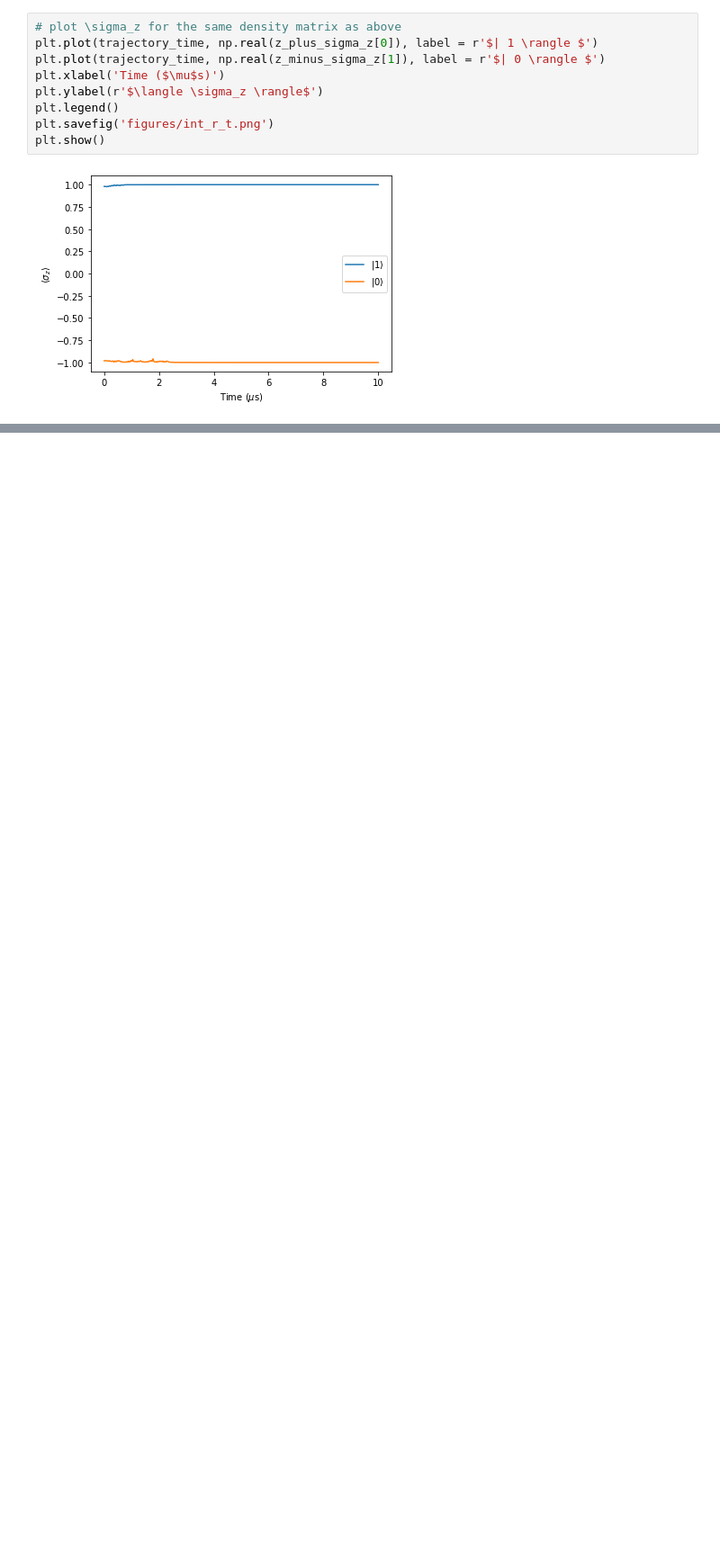
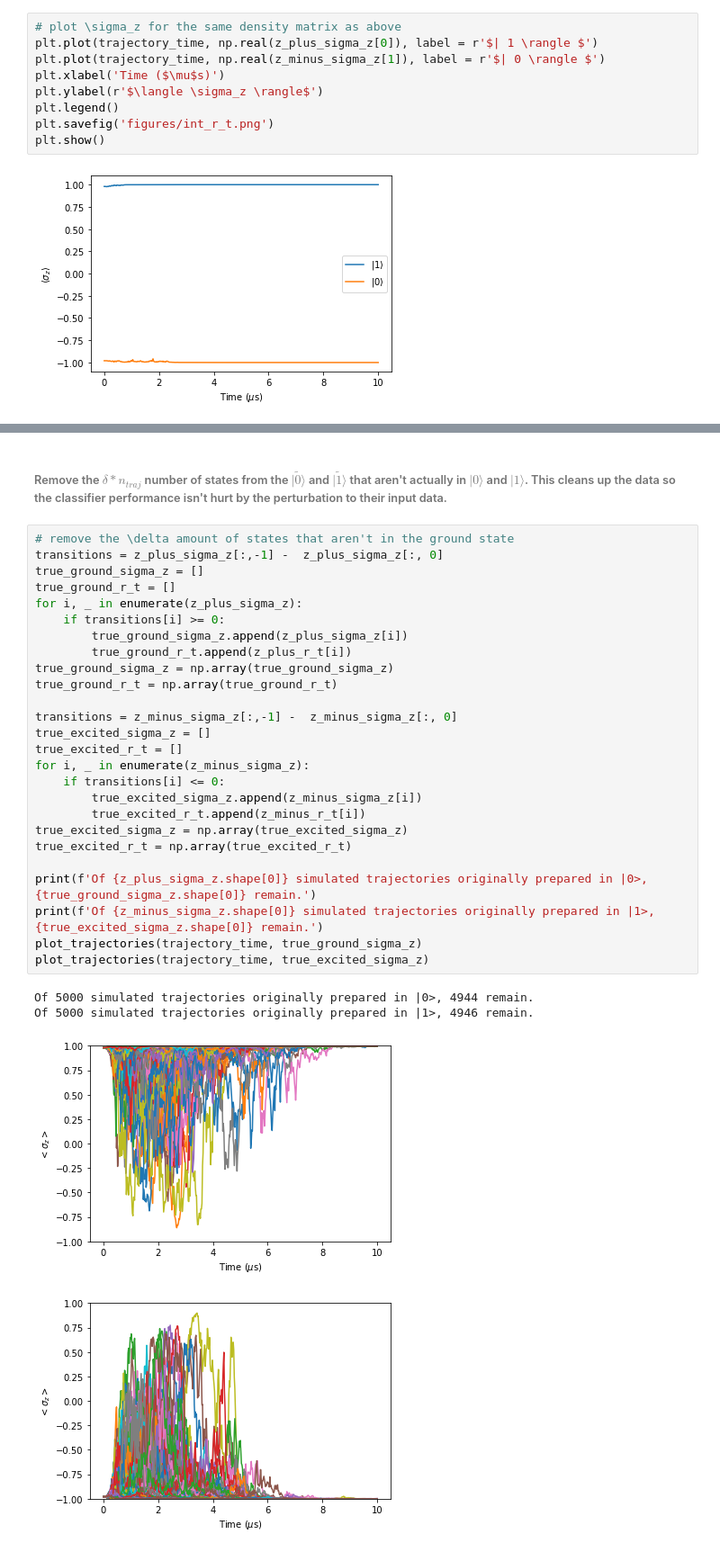
Before and after one commit to fischermoseley/readout_classifier, a Jupyter notebook: simulation.ipynb, the cells around one changed output, grey strips where cells are left out. Shown at 90% size. Saved outputs shown, nothing was run; the diff lists cells and outputs as text; blank space fills up the shorter version.

```diff
--- a/simulation.ipynb
+++ b/simulation.ipynb
@@ -164,0 +178,33 @@ plot_trajectories(trajectory_time, z_minus_sigma_z)
+# %% [markdown]
+###### Remove the $\delta * n_{traj}$ number of states from the $ \tilde{|0 \rangle }$ and $ \tilde{| 1 \rangle}$ that aren't actually in $|0 \rangle$ and $| 1 \rangle$. This cleans up the data so the classifier performance isn't hurt by the perturbation to their input data.
+# %%
+# remove the \delta amount of states that aren't in the ground state
+transitions = z_plus_sigma_z[:,-1] -  z_plus_sigma_z[:, 0]
+true_ground_sigma_z = []
+true_ground_r_t = []
+for i, _ in enumerate(z_plus_sigma_z):
+    if transitions[i] >= 0:
+        true_ground_sigma_z.append(z_plus_sigma_z[i])
+        true_ground_r_t.append(z_plus_r_t[i])
+true_ground_sigma_z = np.array(true_ground_sigma_z)
+true_ground_r_t = np.array(true_ground_r_t)
+
+transitions = z_minus_sigma_z[:,-1] -  z_minus_sigma_z[:, 0]
+true_excited_sigma_z = []
+true_excited_r_t = []
+for i, _ in enumerate(z_minus_sigma_z):
+    if transitions[i] <= 0:
+        true_excited_sigma_z.append(z_minus_sigma_z[i])
+        true_excited_r_t.append(z_minus_r_t[i])
+true_excited_sigma_z = np.array(true_excited_sigma_z)
+true_excited_r_t = np.array(true_excited_r_t)
+
+print(f'Of {z_plus_sigma_z.shape[0]} simulated trajectories originally prepared in |0>, {true_ground_sigma_z.shape[0]} remain.')
+print(f'Of {z_minus_sigma_z.shape[0]} simulated trajectories originally prepared in |1>, {true_excited_sigma_z.shape[0]} remain.')
+plot_trajectories(trajectory_time, true_ground_sigma_z)
+plot_trajectories(trajectory_time, true_excited_sigma_z)
+# %% [output]
+Of 5000 simulated trajectories originally prepared in |0>, 4944 remain.
+Of 5000 simulated trajectories originally prepared in |1>, 4946 remain.
+[figure, added]
+[figure, added]
```
Also changed, not shown: parts of 27 cells of this notebook.
